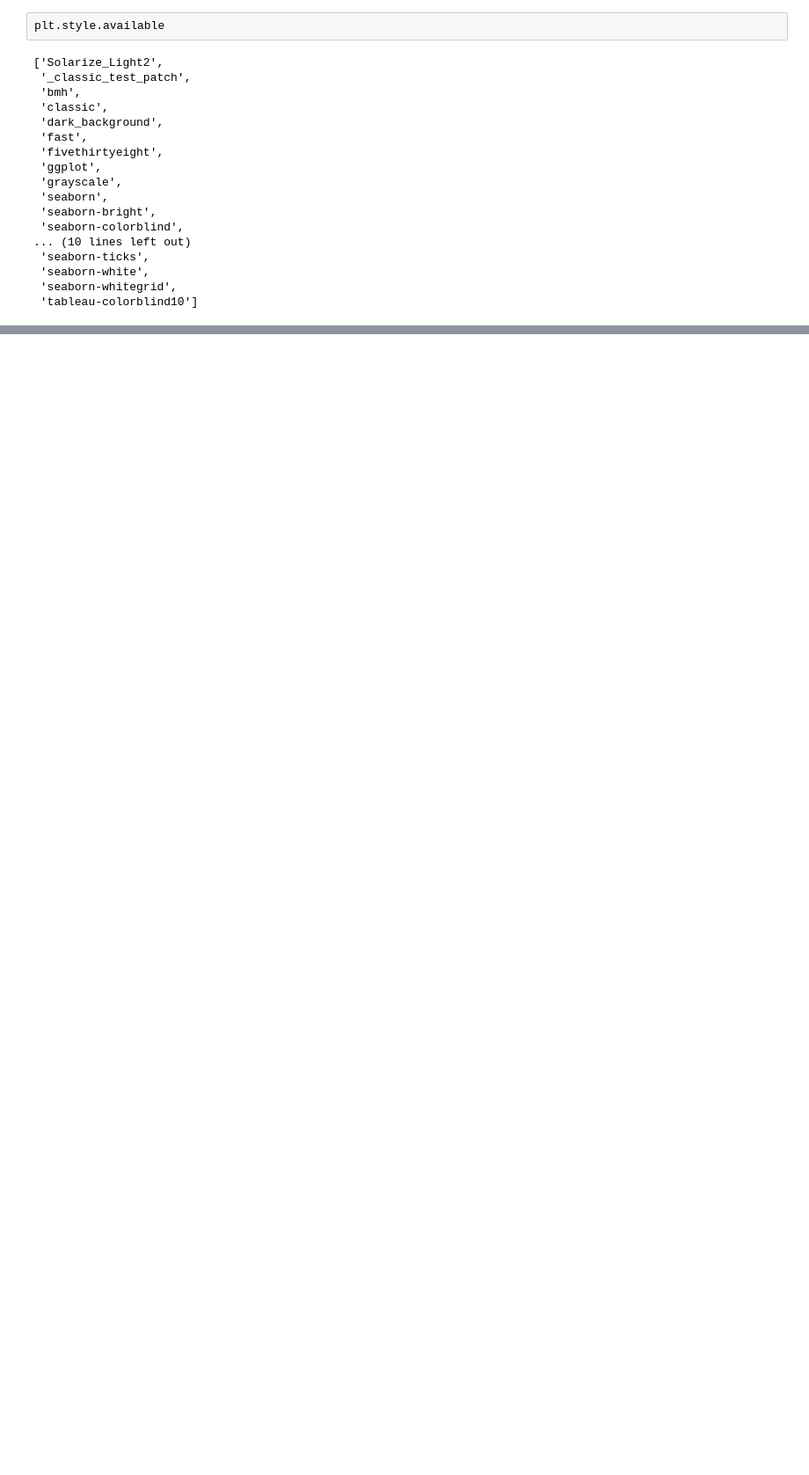
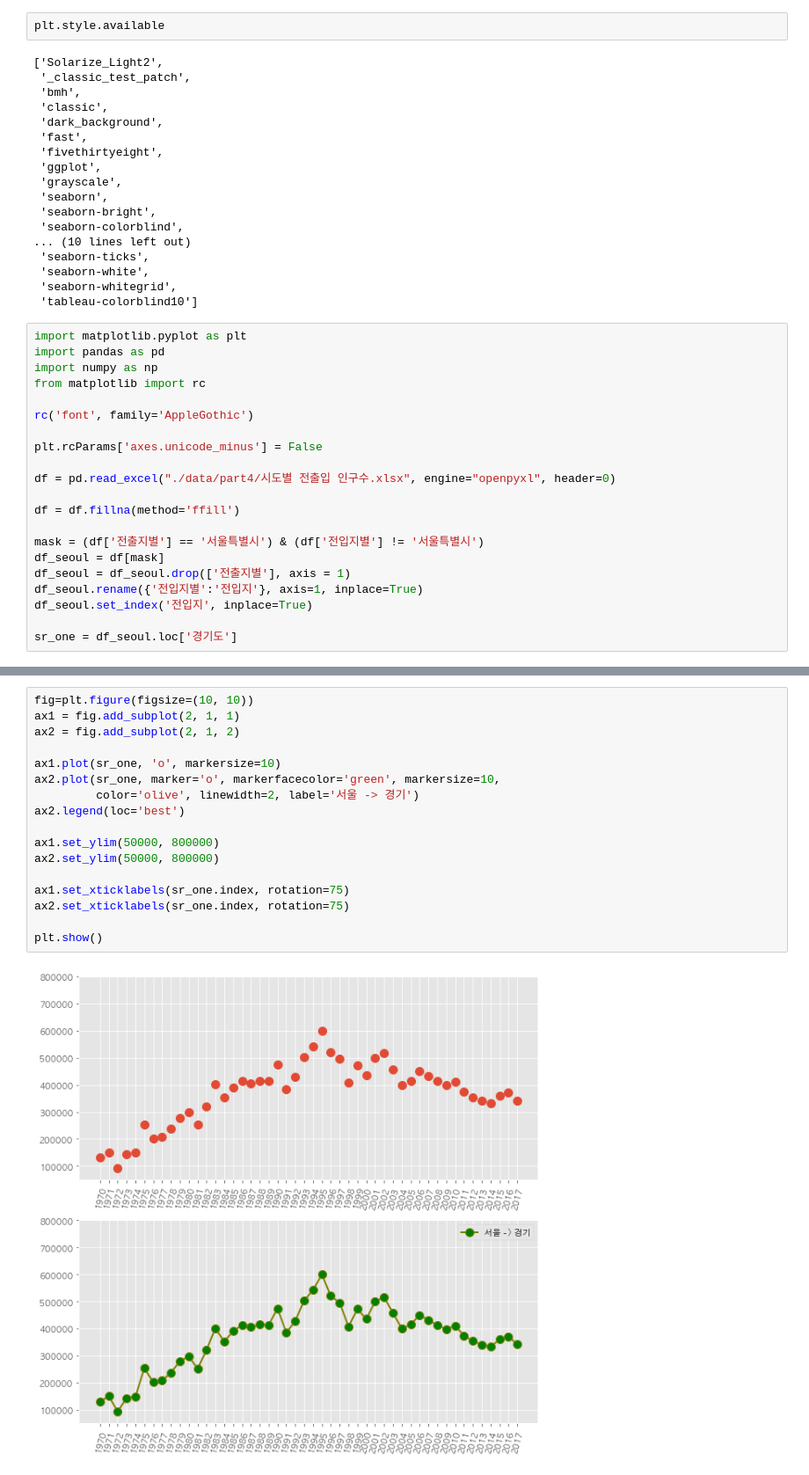
Before and after one commit to harryyang1982/pandas_data_analysis, a Jupyter notebook: part4_visualization.ipynb, the cells around one changed output, grey strips where cells are left out. Shown at 88% size. Drawn from its saved outputs; the diff is of its cells as text; blank space fills up the shorter version.

```diff
--- a/part4_visualization.ipynb
+++ b/part4_visualization.ipynb
@@ -257,3 +257,24 @@ plt.style.available
  'seaborn-white',
  'seaborn-whitegrid',
  'tableau-colorblind10']
+# %%
+import matplotlib.pyplot as plt
+import pandas as pd
+import numpy as np
+from matplotlib import rc
+
+rc('font', family='AppleGothic')
+
+plt.rcParams['axes.unicode_minus'] = False
+
+df = pd.read_excel("./data/part4/시도별 전출입 인구수.xlsx", engine="openpyxl", header=0)
+
+df = df.fillna(method='ffill')
+
+mask = (df['전출지별'] == '서울특별시') & (df['전입지별'] != '서울특별시')
+df_seoul = df[mask]
+df_seoul = df_seoul.drop(['전출지별'], axis = 1)
+df_seoul.rename({'전입지별':'전입지'}, axis=1, inplace=True)
+df_seoul.set_index('전입지', inplace=True)
+
+sr_one = df_seoul.loc['경기도']
@@ -259,0 +332,19 @@ plt.style.available
+# %%
+fig=plt.figure(figsize=(10, 10))
+ax1 = fig.add_subplot(2, 1, 1)
+ax2 = fig.add_subplot(2, 1, 2)
+
+ax1.plot(sr_one, 'o', markersize=10)
+ax2.plot(sr_one, marker='o', markerfacecolor='green', markersize=10,
+         color='olive', linewidth=2, label='서울 -> 경기')
+ax2.legend(loc='best')
+
+ax1.set_ylim(50000, 800000)
+ax2.set_ylim(50000, 800000)
+
+ax1.set_xticklabels(sr_one.index, rotation=75)
+ax2.set_xticklabels(sr_one.index, rotation=75)
+
+plt.show()
+# %% [output]
+[figure, added]
```
Also changed, not shown: parts of 6 cells of this notebook.
